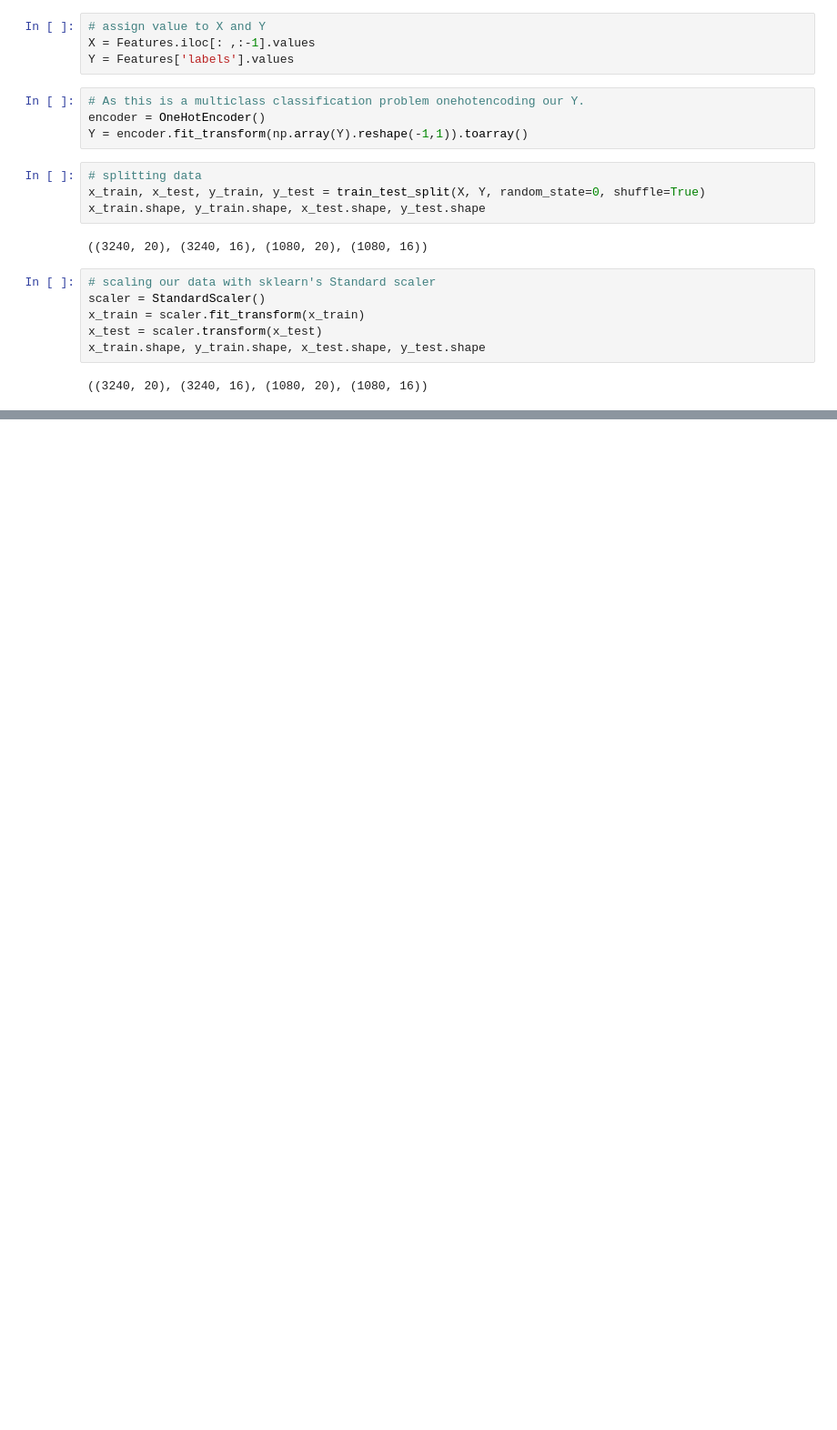
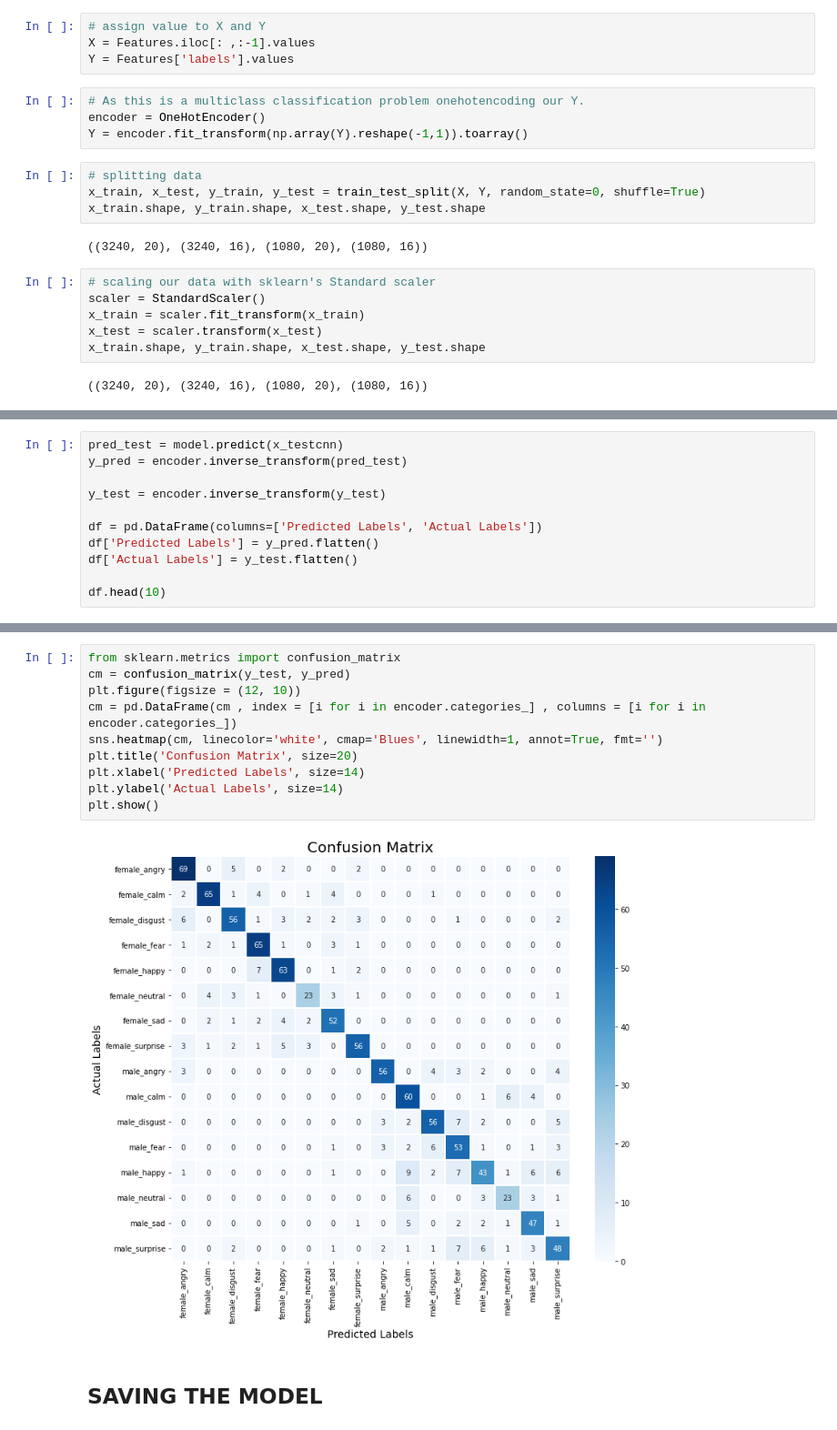
Before and after one commit to Rajesh1505/Speech_Emotion_Recognition_Rajesh_Kumar_Patel-Capstone_Project, a Jupyter notebook: Speech_Emotion_Recognition.ipynb, the cells around one changed output, grey strips where cells are left out. Shown at 91% size. Saved outputs shown, nothing was run; the diff lists cells and outputs as text; blank space fills up the shorter version.

```diff
--- a/Speech_Emotion_Recognition.ipynb
+++ b/Speech_Emotion_Recognition.ipynb
@@ -470,0 +623,11 @@ x_train.shape, y_train.shape, x_test.shape, y_test.shape
+# %%
+pred_test = model.predict(x_testcnn)
+y_pred = encoder.inverse_transform(pred_test)
+
+y_test = encoder.inverse_transform(y_test)
+
+df = pd.DataFrame(columns=['Predicted Labels', 'Actual Labels'])
+df['Predicted Labels'] = y_pred.flatten()
+df['Actual Labels'] = y_test.flatten()
+
+df.head(10)
@@ -470,0 +646,14 @@ x_train.shape, y_train.shape, x_test.shape, y_test.shape
+# %%
+from sklearn.metrics import confusion_matrix
+cm = confusion_matrix(y_test, y_pred)
+plt.figure(figsize = (12, 10))
+cm = pd.DataFrame(cm , index = [i for i in encoder.categories_] , columns = [i for i in encoder.categories_])
+sns.heatmap(cm, linecolor='white', cmap='Blues', linewidth=1, annot=True, fmt='')
+plt.title('Confusion Matrix', size=20)
+plt.xlabel('Predicted Labels', size=14)
+plt.ylabel('Actual Labels', size=14)
+plt.show()
+# %% [output]
+[figure, added]
+# %% [markdown]
+## **SAVING THE MODEL**
```
Also changed, not shown: parts of 26 cells of this notebook.
